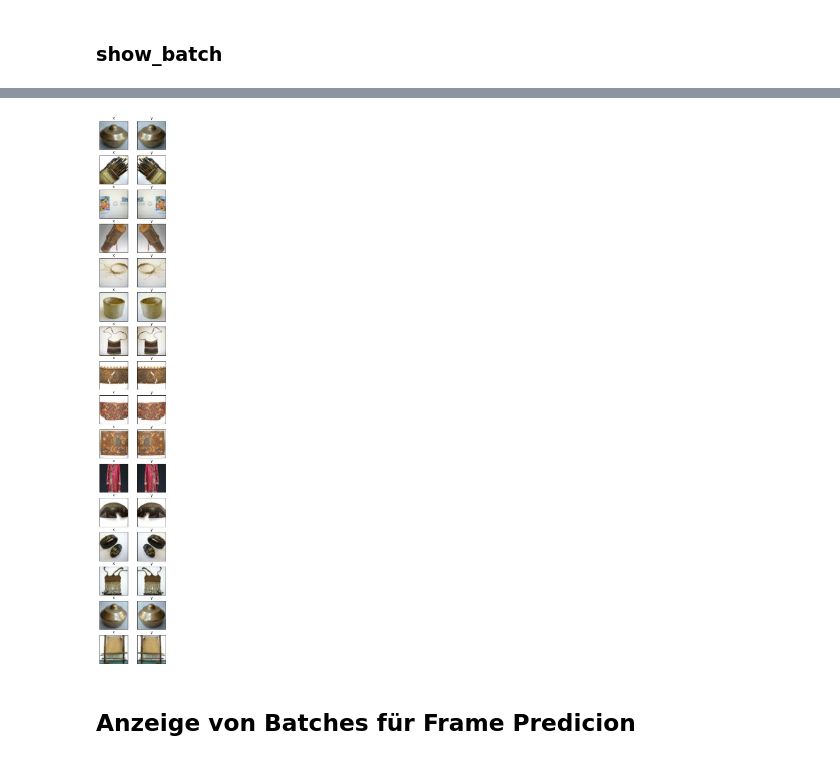
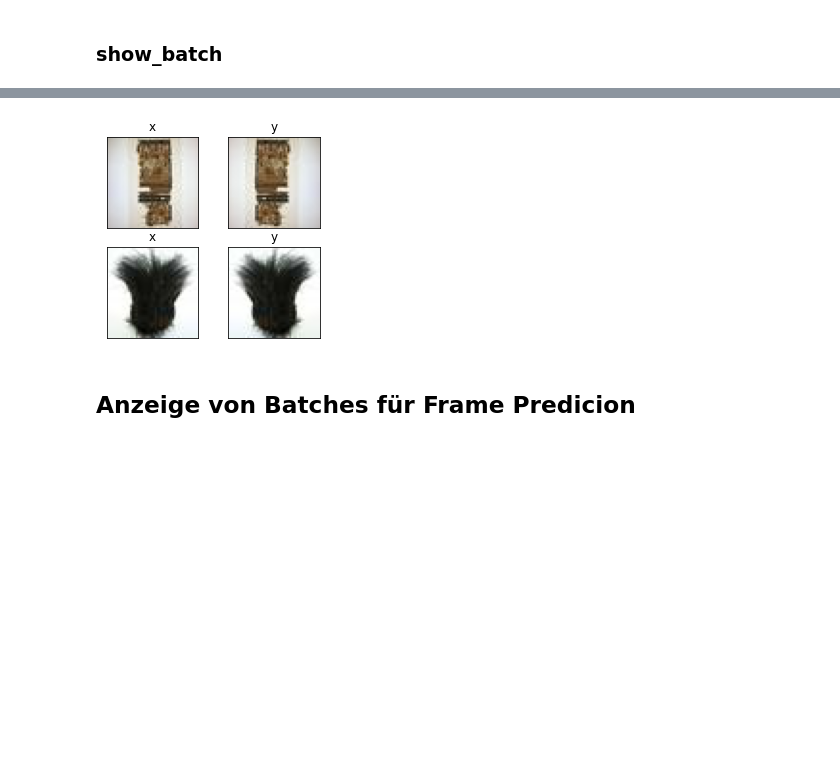
Before and after one commit to MaschinenNah/ml_utils_develop_and_test, a Jupyter notebook: ml_utils_show_develop_and_test.ipynb, the cells around one changed output, grey strips where cells are left out. Drawn from its saved outputs; the diff is of its cells as text; code cells hidden in the pictures; blank space fills up the shorter version.

```diff
--- a/ml_utils_show_develop_and_test.ipynb
+++ b/ml_utils_show_develop_and_test.ipynb
@@ -79,7 +79,7 @@ show.show_batch(gen[0], 4)
 # %%
-show.show_and_compare_batch(gen[0], 4)
+show.show_and_compare_batch(gen[0], img_limit = 2)
 # %% [output]
-[figure, old version]
+[figure, new version]
 # %% [markdown]
 ## Anzeige von Batches für Frame Predicion
 # %% [markdown]
```
Also changed, not shown: parts of 5 cells of this notebook.
